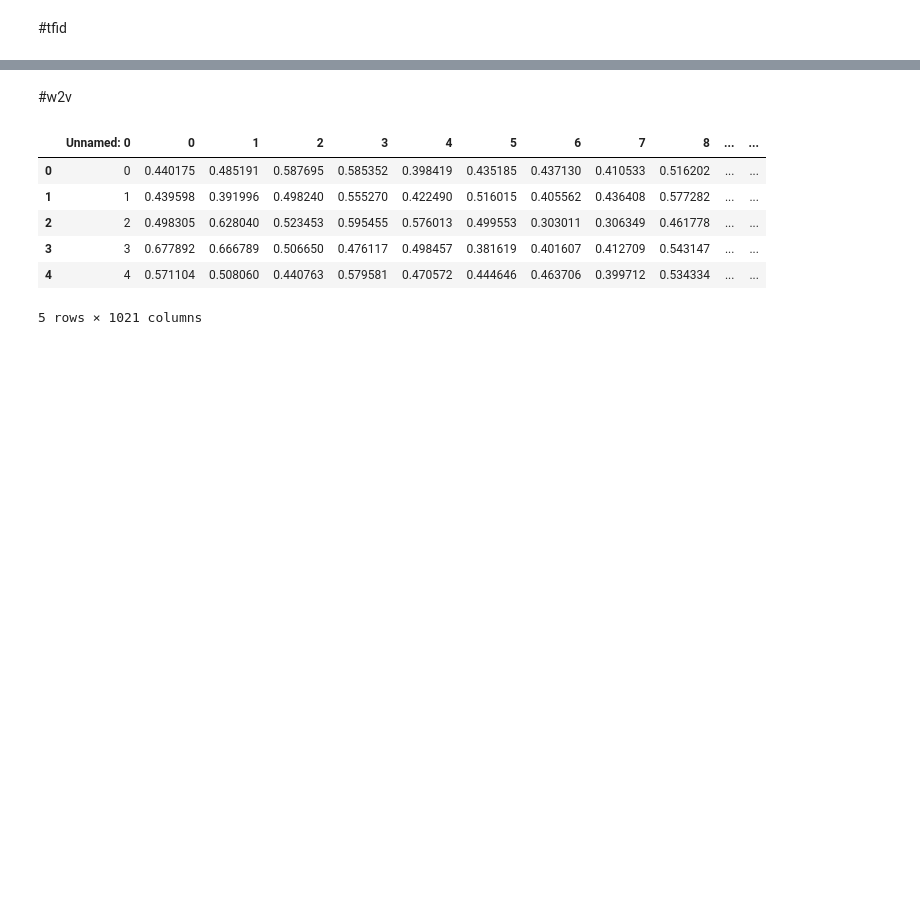
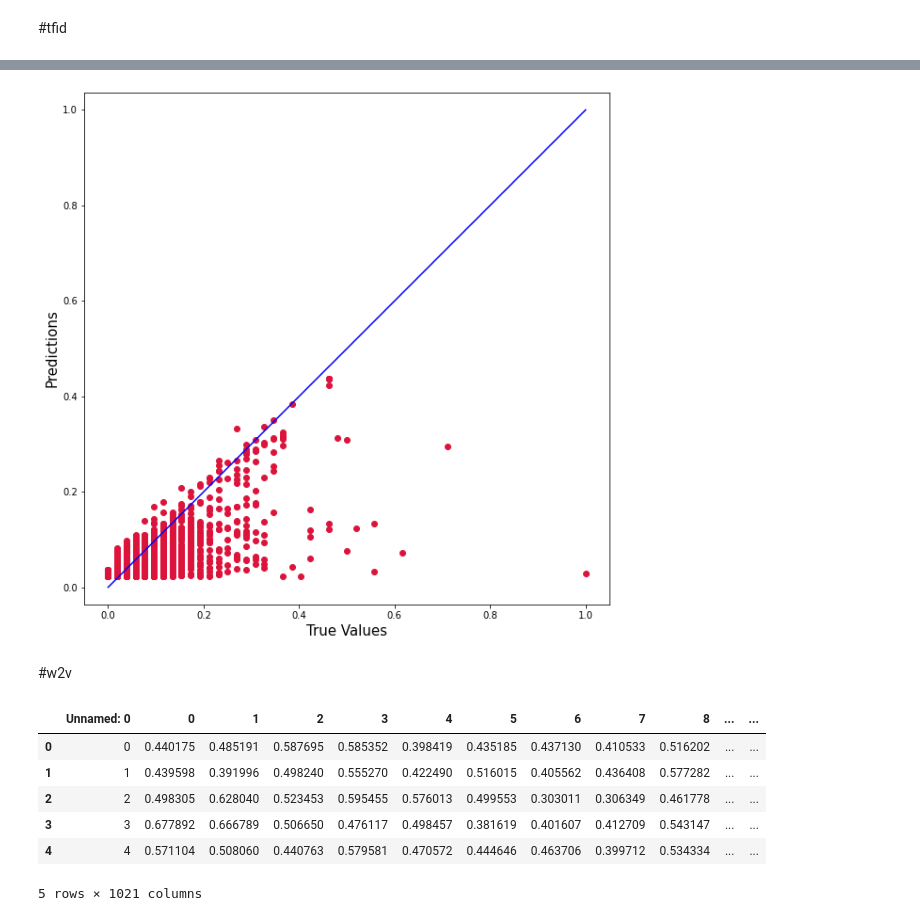
Before and after one commit to Zarmina97/NLP-project-, a Jupyter notebook: Models/RandomForest.ipynb, the cells around one changed output, grey strips where cells are left out. Drawn from its saved outputs; the diff is of its cells as text; code cells hidden in the pictures; blank space fills up the shorter version.

```diff
--- a/Models/RandomForest.ipynb
+++ b/Models/RandomForest.ipynb
@@ -141,26 +266,20 @@ tf_idf_data.head()
 dropped = ['Unnamed: 0']
 data = tf_idf_data.drop(dropped,axis=1)
 tf_idf_data=data
+# %%
+tfidf_data1 = preprocessing.MinMaxScaler(feature_range=(0, 1))
+tfidf_normalized_df = pd.DataFrame(tfidf_data1.fit_transform(tf_idf_data),  columns = tf_idf_data.columns)
 # %%
-y=tf_idf_data.iloc[ :, -1:]  #Target Variable
-X=tf_idf_data.iloc[: , :-1]  #Feature Matrix
+y=tfidf_normalized_df.iloc[ :, -1:]  #Target Variable
+X=tfidf_normalized_df.iloc[: , :-1]  #Feature Matrix
 
 # y.head()
-# %%
-#converted the dataframe
-
-X=pd.DataFrame(X)
-y=pd.DataFrame(y)
 # %%
 x_train, x_test, y_train, y_test = train_test_split(X, y, test_size=0.2, random_state=2022)
 # %%
 rnd_clf = RandomForestRegressor(n_estimators=20, min_samples_split=10, min_samples_leaf=4,max_features='sqrt',max_depth=10,bootstrap=True)
 rnd_clf.fit(x_train, y_train)
-y_pred_rnd_clf = rnd_clf.predict(x_test)
+y_pred_tfidf = rnd_clf.predict(x_test)
+y_pred_tfidf_=pd.DataFrame(y_pred_tfidf)
 
-rmse = np.sqrt(mean_squared_error(y_test, y_pred_rnd_clf))
-print("RMSE: %f" % (rmse))
-
-R2=r2_score(y_test,y_pred_rnd_clf)
-print("R2 Score: %f" % (R2))
-print()
+# metrics(y_test,y_pred_tfidf_)
@@ -170,3 +326,16 @@ R2 Score: 0.529953
+# %%
+plt.figure(figsize=(10,10))
+plt.scatter(y_test, y_pred_tfidf_, c='crimson')
+
+p1 = max(y_pred_tfidf_[0].max(), y_test['828'].max())
+p2 = min(y_pred_tfidf_[0].min(), y_test['828'].min())
+plt.plot([p1, p2], [p1, p2], 'b-')
+plt.xlabel('True Values', fontsize=15)
+plt.ylabel('Predictions', fontsize=15)
+plt.axis('equal')
+plt.show()
+# %% [output]
+[figure, added]
 # %% [markdown]
 #w2v
 # %%
```
Also changed, not shown: parts of 33 cells of this notebook, 2 other files.
